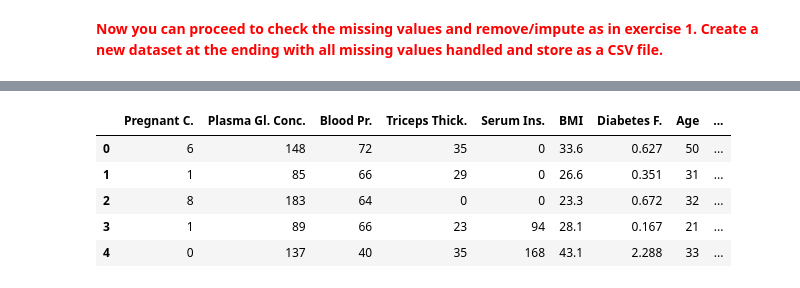
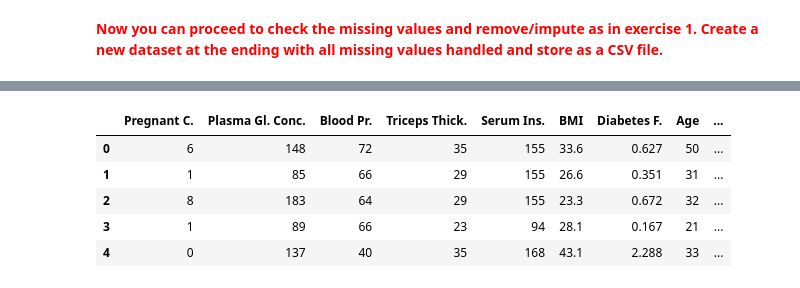
Before and after one commit to RandHood/csen1095, a Jupyter notebook: Practice4 - Data Cleaning.ipynb, the cells around one changed output, grey strips where cells are left out. Saved outputs shown, nothing was run; the diff lists cells and outputs as text; code cells hidden in the pictures.

```diff
--- a/Practice4 - Data Cleaning.ipynb
+++ b/Practice4 - Data Cleaning.ipynb
@@ -418,7 +420,8 @@ pima_data.index = pima_data.index + 1
 pima_data.sort_index(inplace=True)
 
 # renaming the columns
-pima_data.columns = ['Pregnant C.', 'Plasma Gl. Conc.', 'Blood Pr.', 'Triceps Thick.', 'Serum Ins.', 'BMI', 'Diabetes F.', 'Age', 'Class']
+pima_data.columns = ['Pregnant C.', 'Plasma Gl. Conc.', 'Blood Pr.', 'Triceps Thick.',
+                     'Serum Ins.', 'BMI', 'Diabetes F.', 'Age', 'Class']
 
 # now we have adjusted the order to have the right values in the right places
 # however, we need to convert the the types of the columns because they were converted as objects in the previous process
@@ -474,3 +484,13 @@ Serum Insulin
 Body Mass Index (BMI)
 # %% [markdown]
 <span style="color:red"><b>Now you can proceed to check the missing values and remove/impute as in exercise 1. Create a new dataset at the ending with all missing values handled and store as a CSV file.</b></span>
+# %%
+# let's remove the incorrect 0s and add NaN instead
+
+pima_data['Plasma Gl. Conc.'].replace(0, np.nan, inplace=True)
+pima_data['Blood Pr.'].replace(0, np.nan, inplace=True)
+pima_data['Triceps Thick.'].replace(0, np.nan, inplace=True)
+pima_data['Serum Ins.'].replace(0, np.nan, inplace=True)
+pima_data['BMI'].replace(0, np.nan, inplace=True)
+
+pima_data.head()
@@ -477,16 +504,29 @@ Body Mass Index (BMI)
 # %%
-# replacing the NaN's with the value that comes directly after it, then the remaing NaN with 0
-pima_data_filled = pima_data.fillna(method = 'bfill', axis=0).fillna(0)
+# replacing all the NaN with the mean values
+pima_data_filled = pima_data.fillna(pima_data.mean())
+
+# making sure types were not changed
+pima_data_filled = pima_data_filled.astype({
+    'Pregnant C.': 'int32',
+    'Plasma Gl. Conc.': 'int32',
+    'Blood Pr.': 'int32',
+    'Triceps Thick.': 'int32',
+    'Serum Ins.': 'int32',
+    'BMI': 'float64',
+    'Diabetes F.': 'float64',
+    'Age': 'int32',
+    'Class': 'int32'
+})
 
 # writing the altered data into a new csv file
 pima_data_filled.to_csv('data/pima_data_filled.csv')
 
 pima_data_filled.head()
 # %% [output]
 |  | Pregnant C. | Plasma Gl. Conc. | Blood Pr. | Triceps Thick. | Serum Ins. | BMI | Diabetes F. | Age | ... |
-| 0 | 6 | 148 | 72 | 35 | 0 | 33.6 | 0.627 | 50 | ... |
-| 1 | 1 | 85 | 66 | 29 | 0 | 26.6 | 0.351 | 31 | ... |
-| 2 | 8 | 183 | 64 | 0 | 0 | 23.3 | 0.672 | 32 | ... |
+| 0 | 6 | 148 | 72 | 35 | 155 | 33.6 | 0.627 | 50 | ... |
+| 1 | 1 | 85 | 66 | 29 | 155 | 26.6 | 0.351 | 31 | ... |
+| 2 | 8 | 183 | 64 | 29 | 155 | 23.3 | 0.672 | 32 | ... |
 | 3 | 1 | 89 | 66 | 23 | 94 | 28.1 | 0.167 | 21 | ... |
 | 4 | 0 | 137 | 40 | 35 | 168 | 43.1 | 2.288 | 33 | ... |
 # %% [markdown]
```
Also changed, not shown: parts of 5 cells of this notebook, 2 other files.
